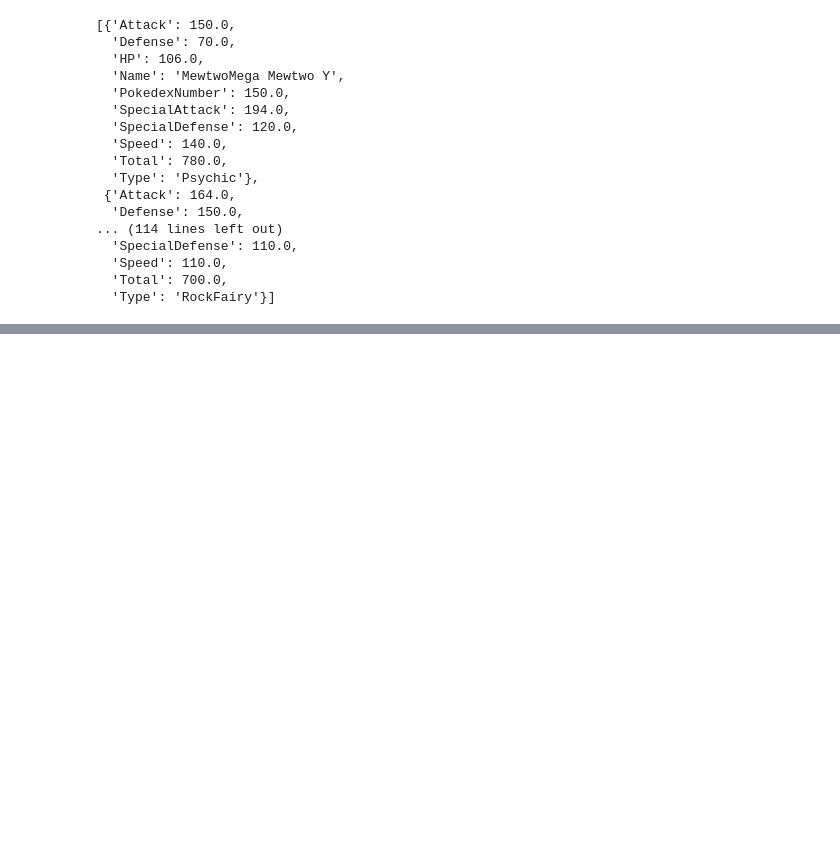
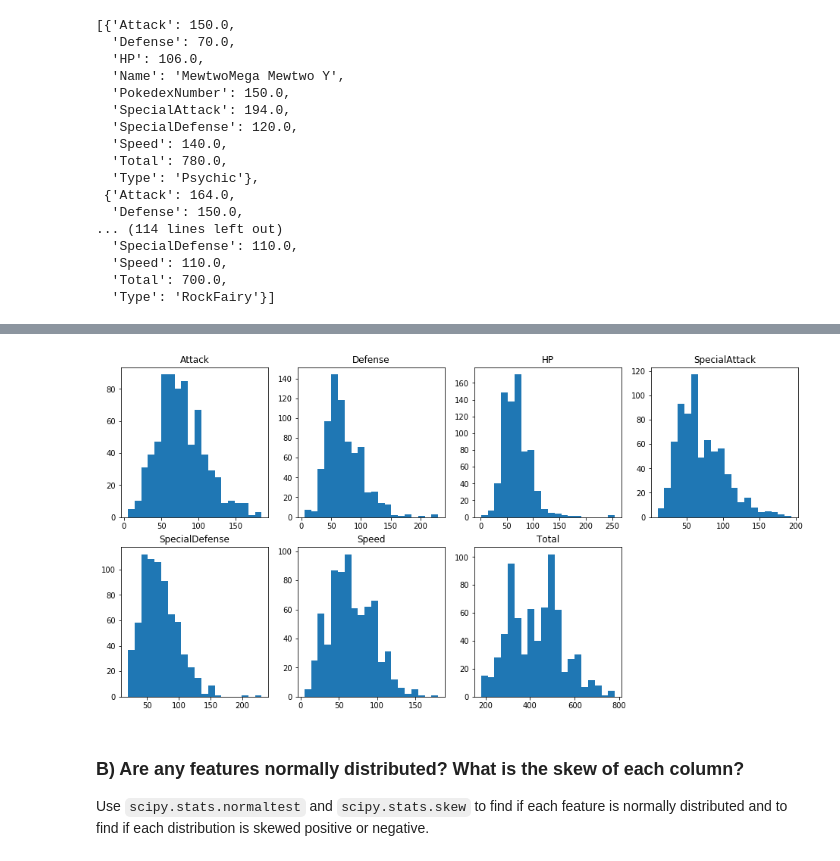
Before and after one commit to mhmh96/intro_to_python_pokemon_ext_lab, a Jupyter notebook: 1.1-1.3-Python_Lab_Pokemon_Solution.ipynb, the cells around one changed output, grey strips where cells are left out. Saved outputs shown, nothing was run; the diff lists cells and outputs as text; code cells hidden in the pictures; blank space fills up the shorter version.

```diff
--- a/1.1-1.2-Python_Lab_Pokemon_Solution.ipynb
+++ b/1.1-1.3-Python_Lab_Pokemon_Solution.ipynb
@@ -757,0 +776,15 @@ outliers
+# %%
+numeric_columns = ['Attack','Defense','HP','SpecialAttack','SpecialDefense','Speed','Total']
+# %%
+fig = plt.figure(figsize=(16,8))
+for i, col in enumerate(numeric_columns):
+    fig.add_subplot(2,4,1+i)
+    col_data = new_pd_dict_columns[col]
+    plt.hist(col_data, bins=20)
+    plt.title(col)
+# %% [output]
+[figure, added]
+# %% [markdown]
+### B) Are any features normally distributed? What is the skew of each column?
+
+Use `scipy.stats.normaltest` and `scipy.stats.skew` to find if each feature is normally distributed and to find if each distribution is skewed positive or negative.
```
Also changed, not shown: parts of 18 cells of this notebook, 1 other file.
